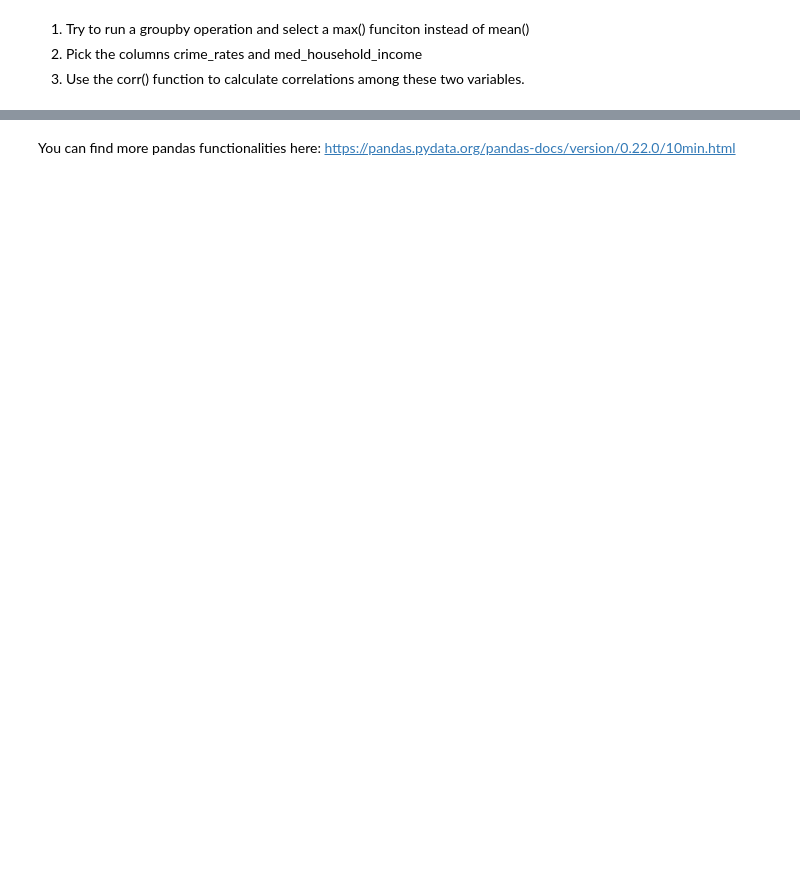
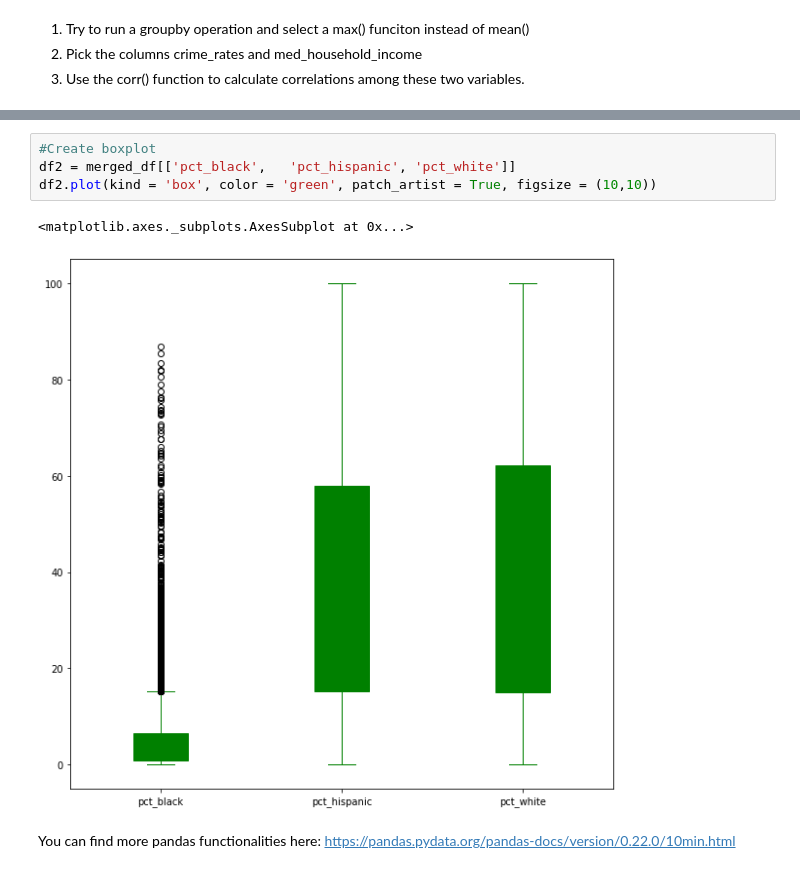
Before and after one commit to Avipsa1/UPPP275-Notebooks, a Jupyter notebook: More_pandas_functionalities.ipynb, the cells around one changed output, grey strips where cells are left out. Saved outputs shown, nothing was run; the diff lists cells and outputs as text; blank space fills up the shorter version.

```diff
--- a/More_pandas_functionalities.ipynb
+++ b/More_pandas_functionalities.ipynb
@@ -421,2 +447,9 @@ grouped_df[['total_pop','crime_rates','med_home_value']].corr()
+# %%
+#Create boxplot
+df2 = merged_df[['pct_black',	'pct_hispanic',	'pct_white']]
+df2.plot(kind = 'box', color = 'green', patch_artist = True, figsize = (10,10))
+# %% [output]
+<matplotlib.axes._subplots.AxesSubplot at 0x...>
+[figure, added]
 # %% [markdown]
 You can find more pandas functionalities here: https://pandas.pydata.org/pandas-docs/version/0.22.0/10min.html
```
Also changed, not shown: parts of 8 cells of this notebook.
